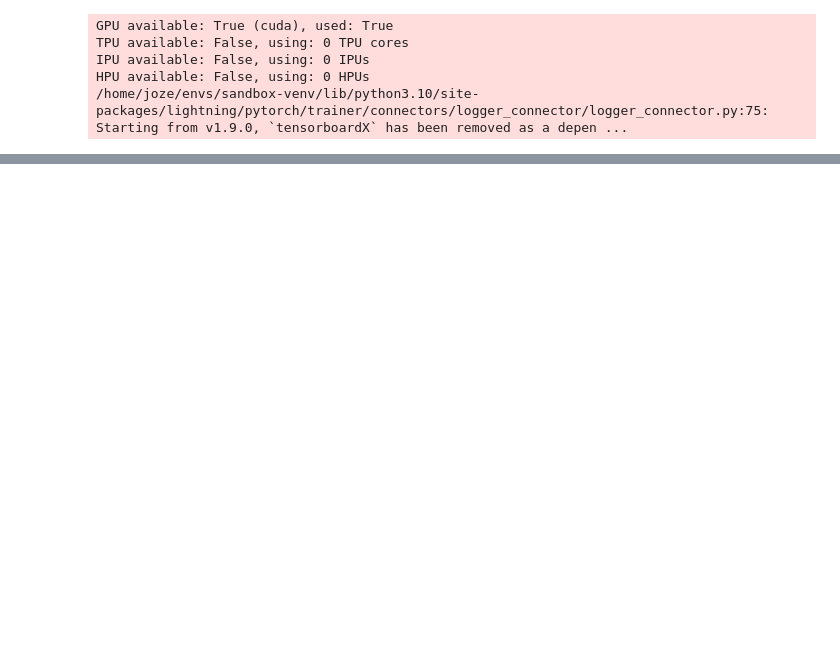
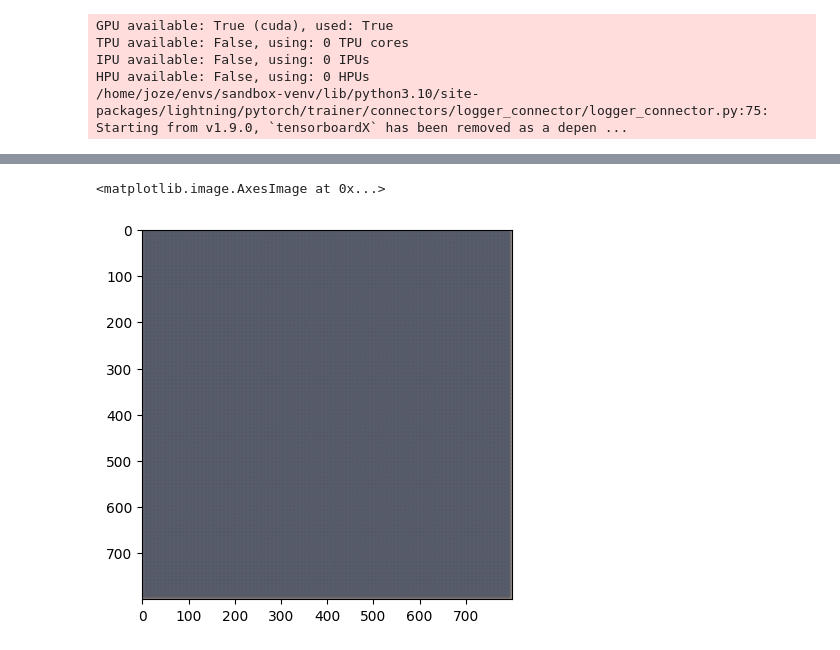
Before and after one commit to rziga/nerf, a Jupyter notebook: src/py/debug.ipynb, the cells around one changed output, grey strips where cells are left out. Cells and saved outputs as stored; diff of their text form; code cells hidden in the pictures; blank space fills up the shorter version.

```diff
--- a/src/py/debug.ipynb
+++ b/src/py/debug.ipynb
@@ -113,0 +214,5 @@ tensor(6.1634)
+# %%
+plt.imshow(torch_out.detach().squeeze().permute(1, 2, 0))
+# %% [output]
+<matplotlib.image.AxesImage at 0x...>
+[figure, added]
```
Also changed, not shown: parts of 10 cells of this notebook, 3 other files.
